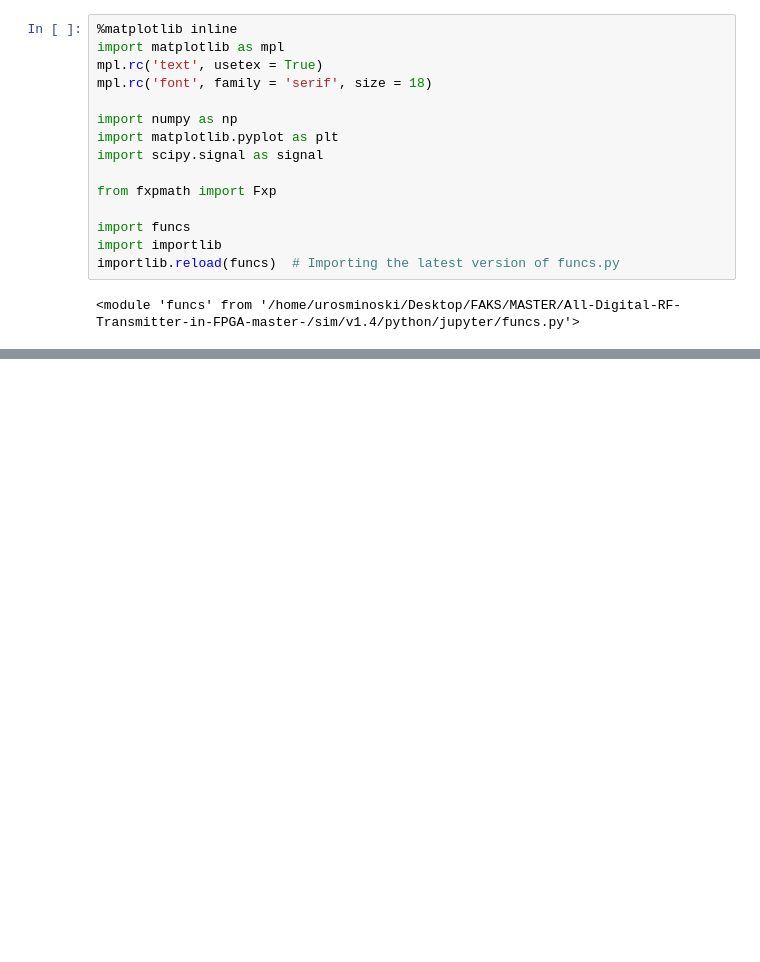
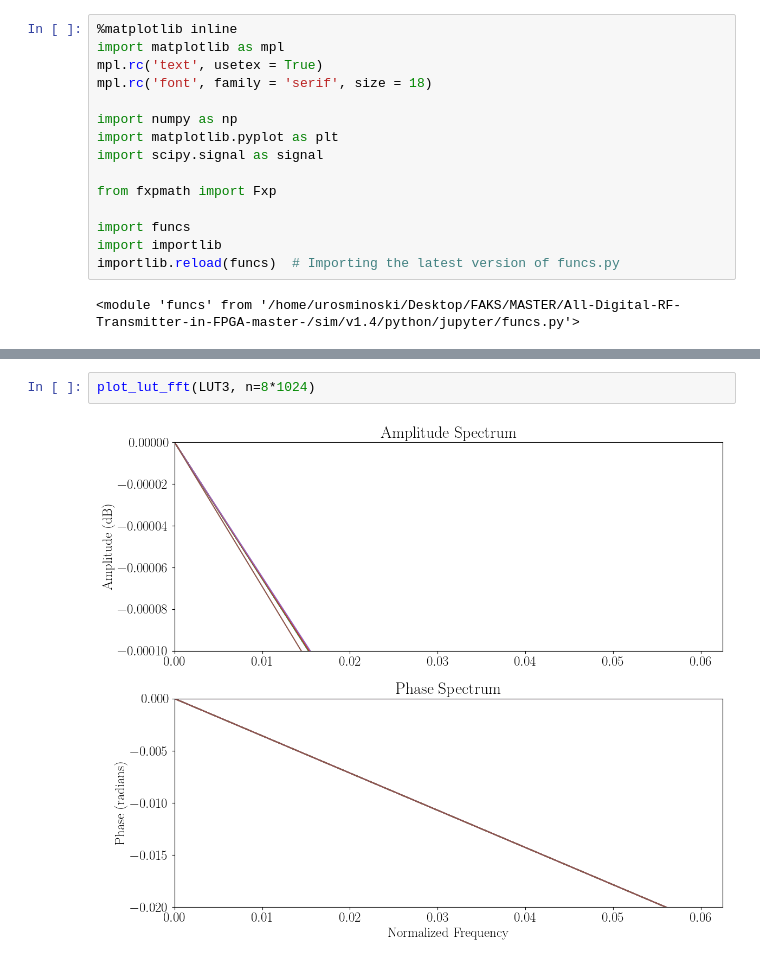
Before and after one commit to urosminoski/All-Digital-RF-Transmitter-in-FPGA-master-, a Jupyter notebook: sim/v1.4/python/jupyter/testingLUT.ipynb, the cells around one changed output, grey strips where cells are left out. Saved outputs shown, nothing was run; the diff lists cells and outputs as text; blank space fills up the shorter version.

```diff
--- a/sim/v1.4/python/jupyter/testingLUT.ipynb
+++ b/sim/v1.4/python/jupyter/testingLUT.ipynb
@@ -71,0 +160,4 @@ LUT3 = [
+# %%
+plot_lut_fft(LUT3, n=8*1024)
+# %% [output]
+[figure, added]
```
Also changed, not shown: parts of 9 cells of this notebook, 5 other files.
